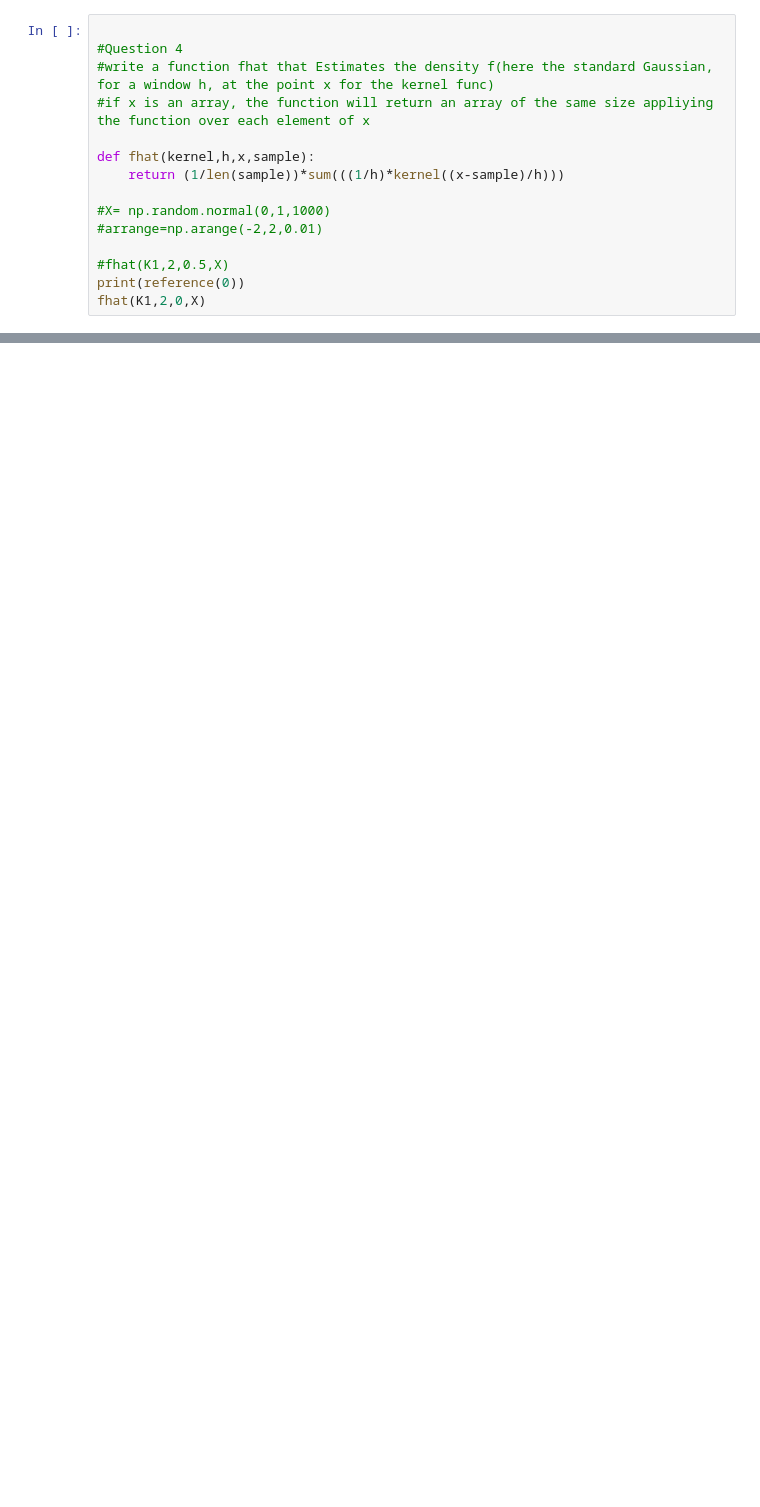
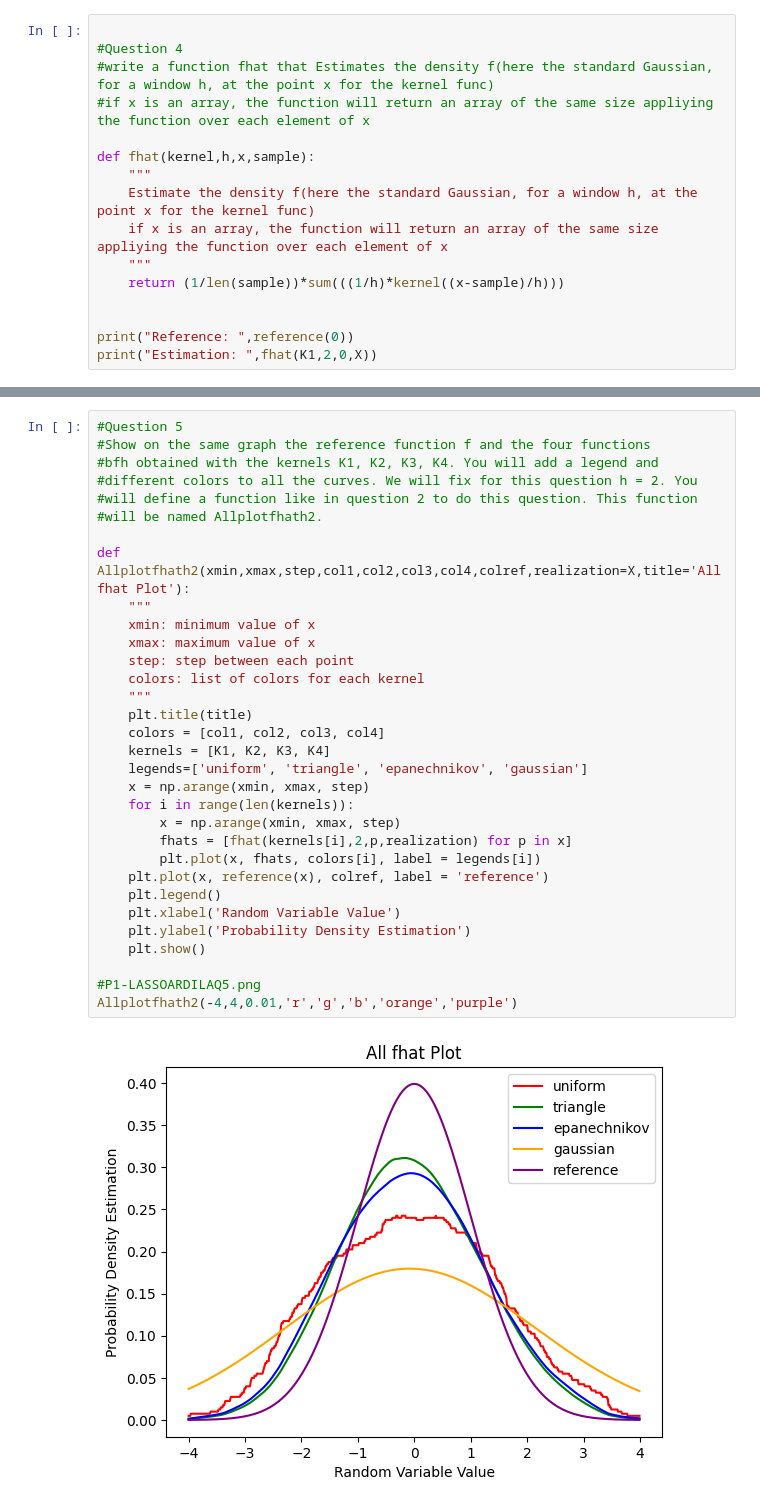
Before and after one commit to MurphLaws/statistics, a Jupyter notebook: TP3.ipynb, the cells around one changed output, grey strips where cells are left out. Cells and saved outputs as stored; diff of their text form; blank space fills up the shorter version.

Commit message:
added output graphs and finihsed main TP notebook

```diff
--- a/TP3.ipynb
+++ b/TP3.ipynb
@@ -103,11 +118,12 @@ array([-0.63049105,  0.27553619, -1.36078528, -0.16878222, -0.44630323,
 #if x is an array, the function will return an array of the same size appliying the function over each element of x
 
 def fhat(kernel,h,x,sample):
+    """
+    Estimate the density f(here the standard Gaussian, for a window h, at the point x for the kernel func)
+    if x is an array, the function will return an array of the same size appliying the function over each element of x
+    """
     return (1/len(sample))*sum(((1/h)*kernel((x-sample)/h)))
 
-#X= np.random.normal(0,1,1000)
-#arrange=np.arange(-2,2,0.01)
 
-#fhat(K1,2,0.5,X)
-print(reference(0))
-fhat(K1,2,0,X)
+print("Reference: ",reference(0))
+print("Estimation: ",fhat(K1,2,0,X))
@@ -114 +133,35 @@ fhat(K1,2,0,X)
+# %%
+#Question 5
+#Show on the same graph the reference function f and the four functions
+#bfh obtained with the kernels K1, K2, K3, K4. You will add a legend and
+#different colors to all the curves. We will fix for this question h = 2. You
+#will define a function like in question 2 to do this question. This function
+#will be named Allplotfhath2.
+
+def Allplotfhath2(xmin,xmax,step,col1,col2,col3,col4,colref,realization=X,title='All fhat Plot'):
+    """
+    xmin: minimum value of x
+    xmax: maximum value of x
+    step: step between each point
+    colors: list of colors for each kernel
+    """
+    plt.title(title)
+    colors = [col1, col2, col3, col4]
+    kernels = [K1, K2, K3, K4]
+    legends=['uniform', 'triangle', 'epanechnikov', 'gaussian']
+    x = np.arange(xmin, xmax, step)
+    for i in range(len(kernels)):
+        x = np.arange(xmin, xmax, step)
+        fhats = [fhat(kernels[i],2,p,realization) for p in x]
+        plt.plot(x, fhats, colors[i], label = legends[i])
+    plt.plot(x, reference(x), colref, label = 'reference')
+    plt.legend()
+    plt.xlabel('Random Variable Value')
+    plt.ylabel('Probability Density Estimation')
+    plt.show()
+
+#P1-LASSOARDILAQ5.png
+Allplotfhath2(-4,4,0.01,'r','g','b','orange','purple')
+# %% [output]
+[figure, added]
 # %%
```
Also changed, not shown: parts of 27 cells of this notebook, 9 other files.
